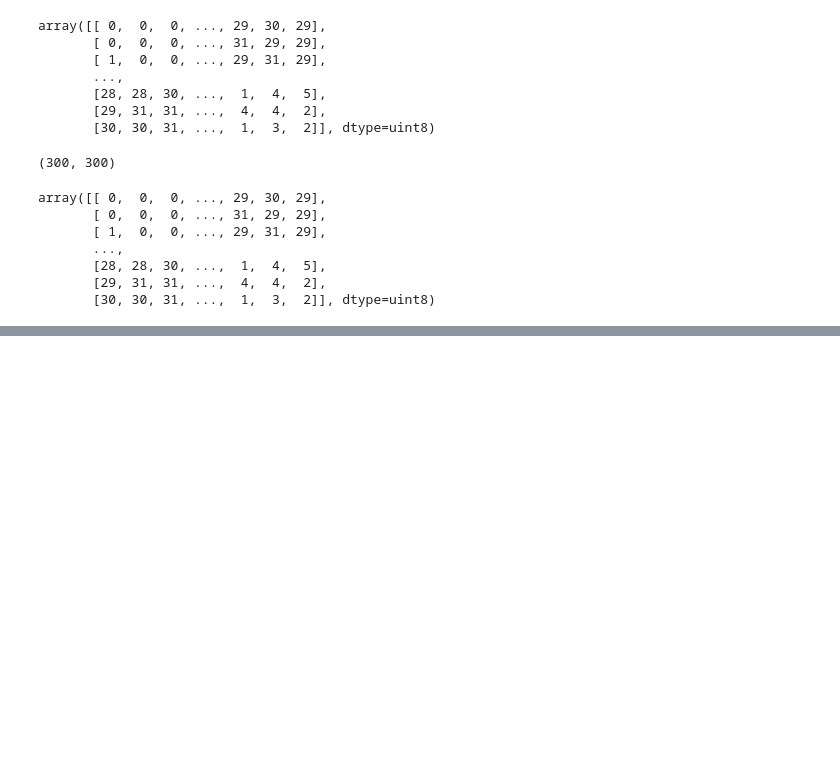
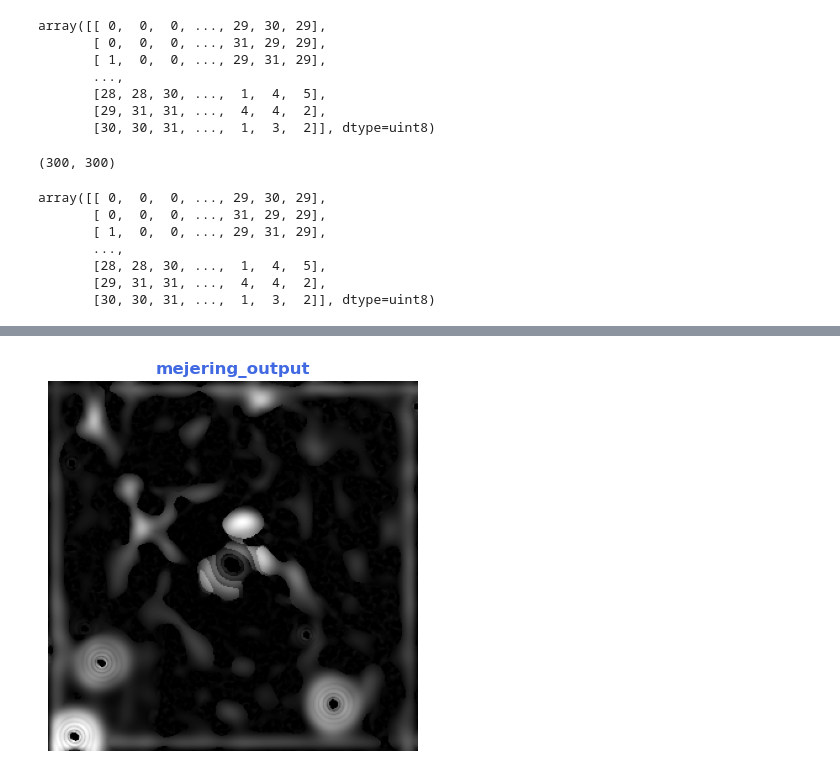
Before and after one commit to vinayak500/M31AstroProcessing, a Jupyter notebook: M31-analysis.ipynb, the cells around one changed output, grey strips where cells are left out. Drawn from its saved outputs; the diff is of its cells as text; code cells hidden in the pictures; blank space fills up the shorter version.

```diff
--- a/M31-analysis.ipynb
+++ b/M31-analysis.ipynb
@@ -775,0 +782,3 @@ plt.show()
+# %%
+mejering_output = meijering(convolved_grayscale)
+sato_output = sato(convolved_grayscale)
@@ -775,0 +817,4 @@ plt.show()
+# %%
+plot_pixels(mejering_output , title='mejering_output' , color='royalblue')
+# %% [output]
+[figure, added]
```
Also changed, not shown: parts of 80 cells of this notebook.
